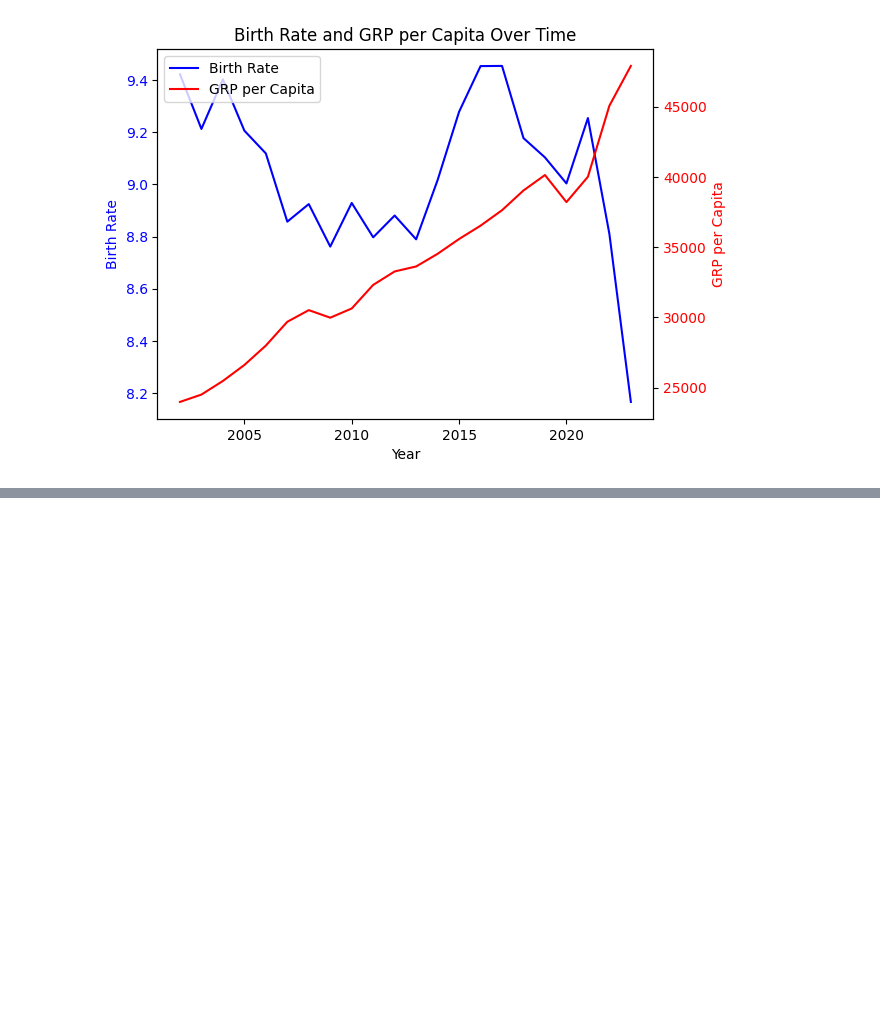
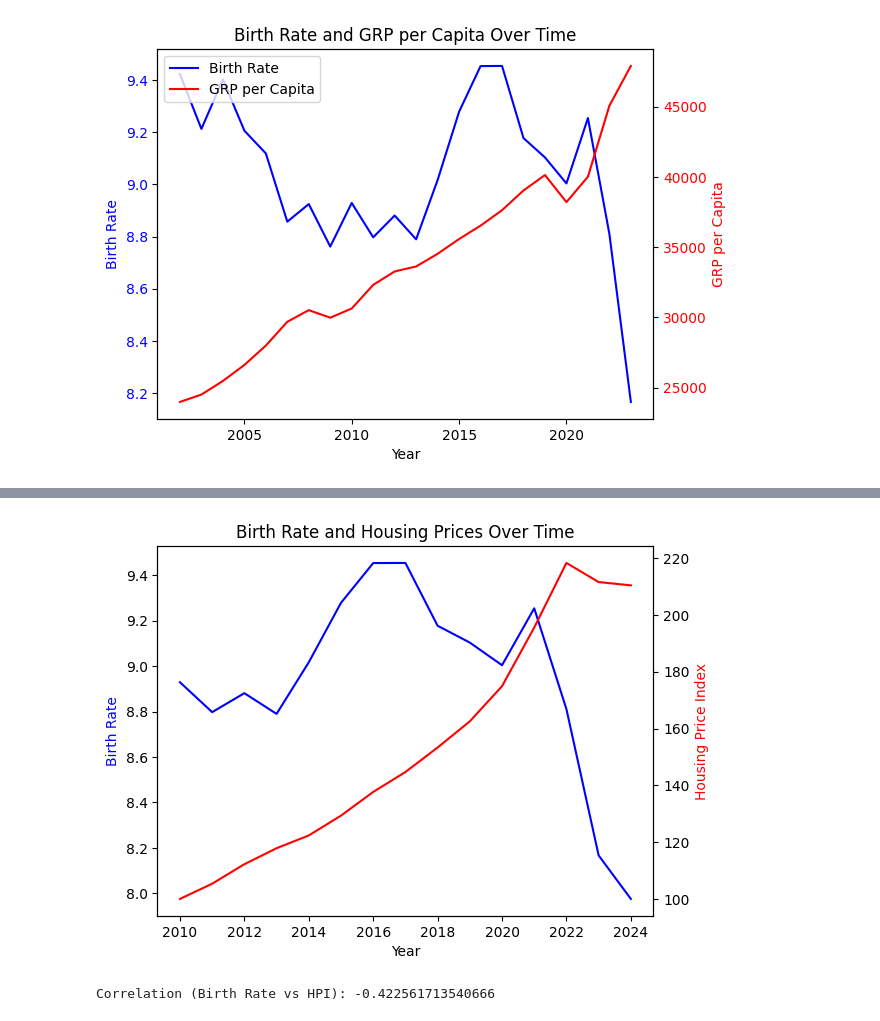
Before and after one commit to cureboyxxx/BigDataInfProject, a Jupyter notebook: 03_analysis_elias.ipynb, the cells around one changed output, grey strips where cells are left out. Saved outputs shown, nothing was run; the diff lists cells and outputs as text; code cells hidden in the pictures; blank space fills up the shorter version.

Commit message:
add second analysis: hpi vs birthrate

```diff
--- a/03_analysis_elias.ipynb
+++ b/03_analysis_elias.ipynb
@@ -200,0 +209,4 @@ plt.show()
+# %%
+hpi = load_collection("clean_HPI")
+
+print(hpi.head())
@@ -200,0 +220,10 @@ plt.show()
+# %%
+hpi_yearly = hpi.copy()
+
+# extract year from "Period"
+hpi_yearly["year"] = hpi_yearly["Period"].str.extract(r"(\d{4})").astype("Int64")
+
+# average all HPI values per year
+hpi_yearly = hpi_yearly.groupby("year")["HPI"].mean().reset_index()
+
+print(hpi_yearly.head())
@@ -200,0 +237,4 @@ plt.show()
+# %%
+birthrate_yearly = birthrate.groupby("year")["birth_rate"].mean().reset_index()
+
+print(birthrate_yearly.head())
@@ -200,0 +248,9 @@ plt.show()
+# %%
+merged_hpi = birthrate_yearly.merge(
+    hpi_yearly,
+    on="year",
+    how="inner"
+)
+
+print(merged_hpi.head())
+print(merged_hpi.shape)
@@ -200,0 +265,22 @@ plt.show()
+# %%
+fig, ax1 = plt.subplots()
+
+# birth rate
+ax1.plot(merged_hpi["year"], merged_hpi["birth_rate"], color="blue")
+ax1.set_xlabel("Year")
+ax1.set_ylabel("Birth Rate", color="blue")
+
+# HPI
+ax2 = ax1.twinx()
+ax2.plot(merged_hpi["year"], merged_hpi["HPI"], color="red")
+ax2.set_ylabel("Housing Price Index", color="red")
+
+plt.title("Birth Rate and Housing Prices Over Time")
+plt.show()
+# %% [output]
+[figure, added]
+# %%
+hpi_corr = merged_hpi["birth_rate"].corr(merged_hpi["HPI"])
+print("Correlation (Birth Rate vs HPI):", hpi_corr)
+# %% [output]
+Correlation (Birth Rate vs HPI): -0.422561713540666
```
Also changed, not shown: parts of 6 cells of this notebook.
